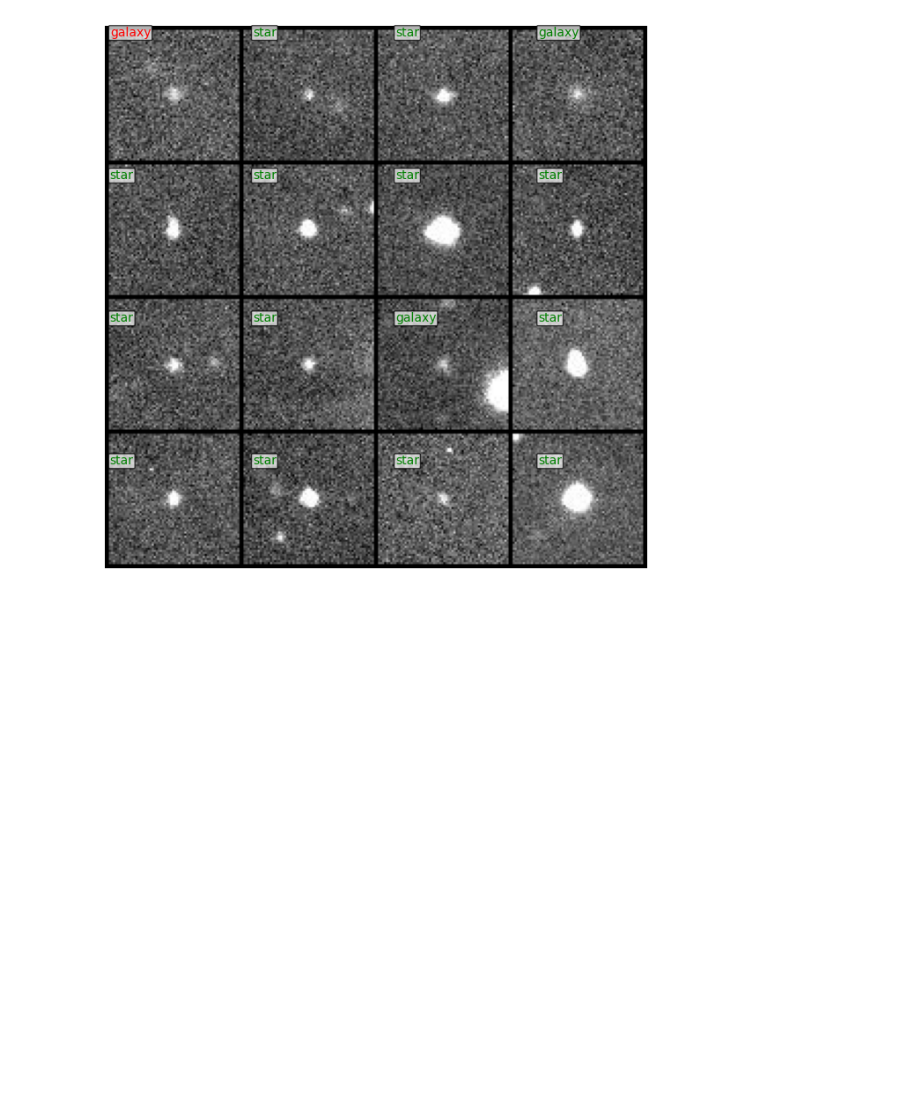
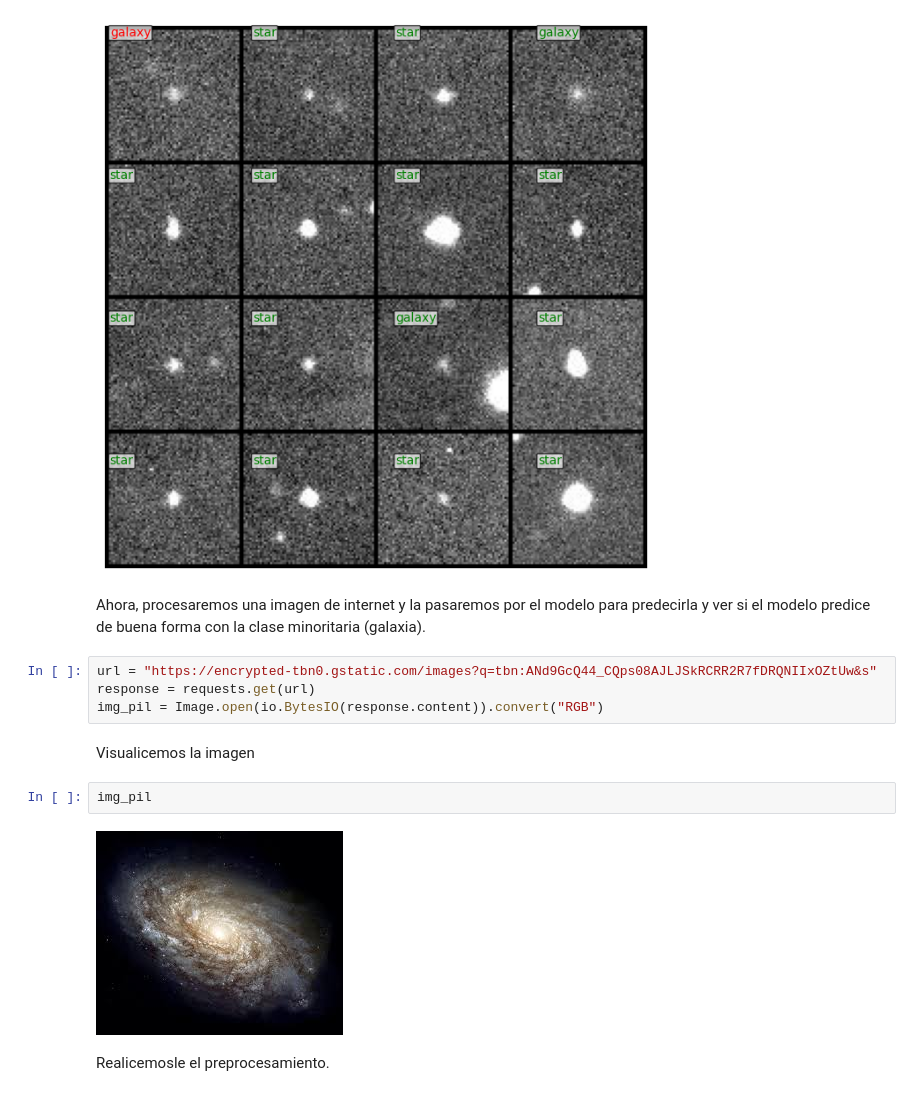
Before and after one commit to Kevin2558/Data_Science_Borrador, a Jupyter notebook: 10_Proyecto_Final/Opcion_2/Borrador.ipynb, the cells around one changed output. Saved outputs shown, nothing was run; the diff lists cells and outputs as text; blank space fills up the shorter version.

```diff
--- a/10_Proyecto_Final/Opcion_2/Borrador.ipynb
+++ b/10_Proyecto_Final/Opcion_2/Borrador.ipynb
@@ -1322,3 +1355,17 @@ for idx in range(16):
 plt.show()
 # %% [output]
 [figure]
+# %% [markdown]
+Ahora, procesaremos una imagen de internet y la pasaremos por el modelo para predecirla y ver si el modelo predice de buena forma con la clase minoritaria (galaxia).
+# %%
+url = "https://encrypted-tbn0.gstatic.com/images?q=tbn:ANd9GcQ44_CQps08AJLJSkRCRR2R7fDRQNIIxOZtUw&s"
+response = requests.get(url)
+img_pil = Image.open(io.BytesIO(response.content)).convert("RGB")
+# %% [markdown]
+Visualicemos la imagen
+# %%
+img_pil
+# %% [output]
+[figure, added]
+# %% [markdown]
+Realicemosle el preprocesamiento.
```
Also changed, not shown: parts of 6 cells of this notebook.
